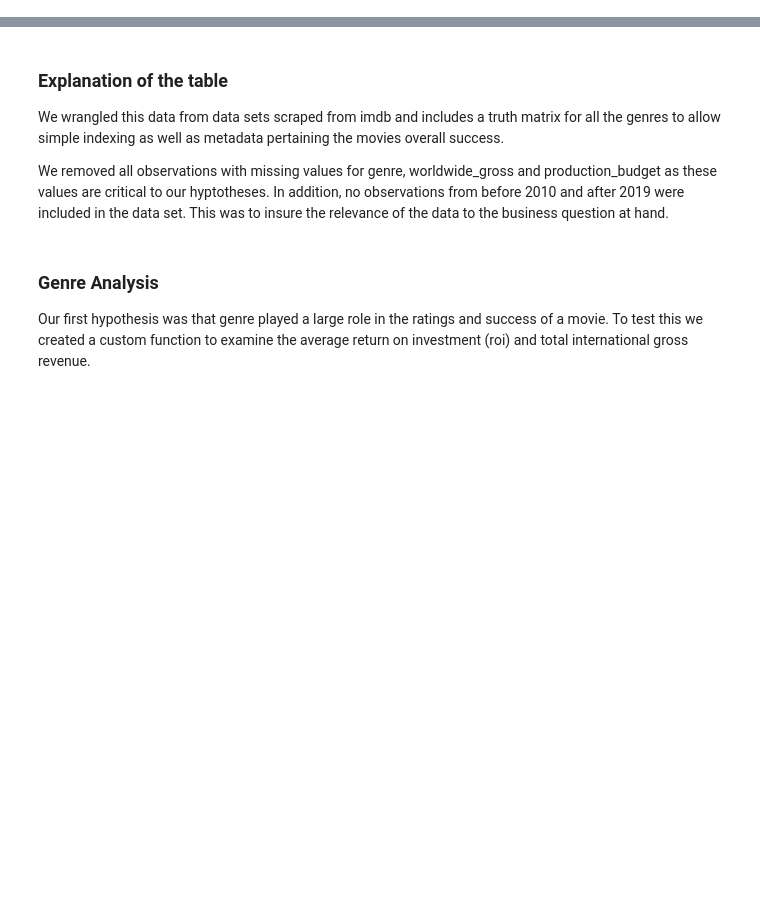
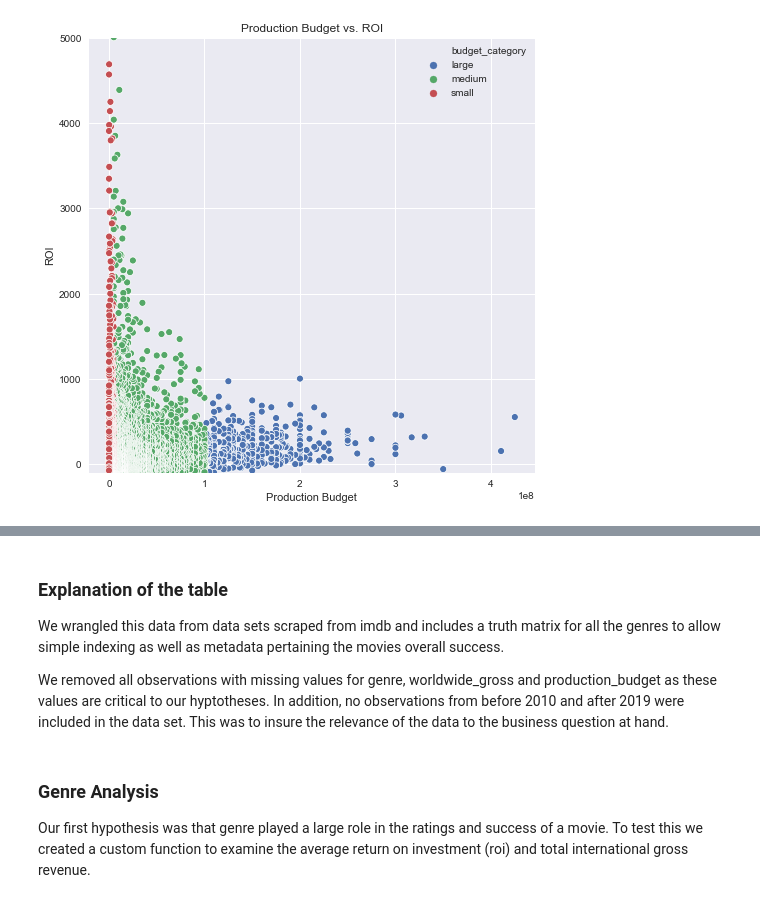
Before and after one commit to SlimHintz/movie-data-eda, a Jupyter notebook: Microsoft-Movie-Studio-EDA.ipynb, the cells around one changed output, grey strips where cells are left out. Saved outputs shown, nothing was run; the diff lists cells and outputs as text; code cells hidden in the pictures; blank space fills up the shorter version.

Commit message:
added budget section

```diff
--- a/Microsoft-Movie-Studio-EDA.ipynb
+++ b/Microsoft-Movie-Studio-EDA.ipynb
@@ -14,0 +18,3 @@ plt.style.use('seaborn')
+# %%
+df = pd.read_csv("rawdata/clean_roi_budget_data")
+df.head()
@@ -14,0 +31,10 @@ plt.style.use('seaborn')
+# %%
+fig2, axes = plt.subplots( figsize = (8,8))
+ax = sns.scatterplot(x = 'production_budget', y = 'roi',hue = 'budget_category', data = df)
+ax.set(ylim = (-100,5000))
+ax.set_title('Production Budget vs. ROI')
+ax.set_ylabel('ROI')
+ax.set_xlabel('Production Budget')
+plt.savefig( 'Production Budget vs. ROI.png')
+# %% [output]
+[figure, added]
```
Also changed, not shown: parts of 16 cells of this notebook.
